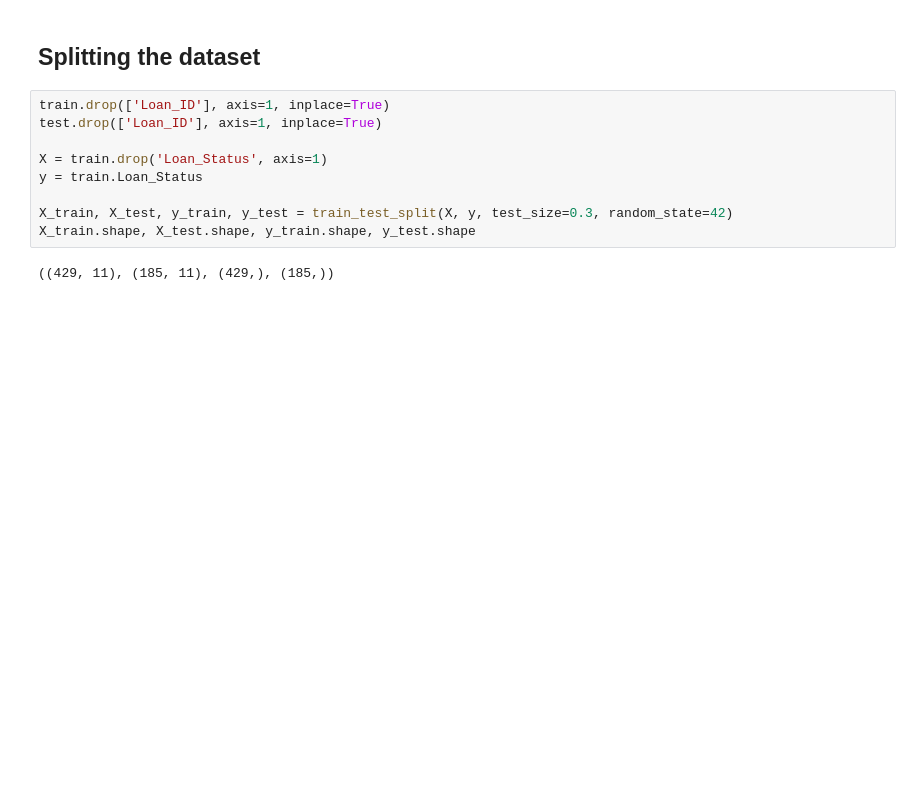
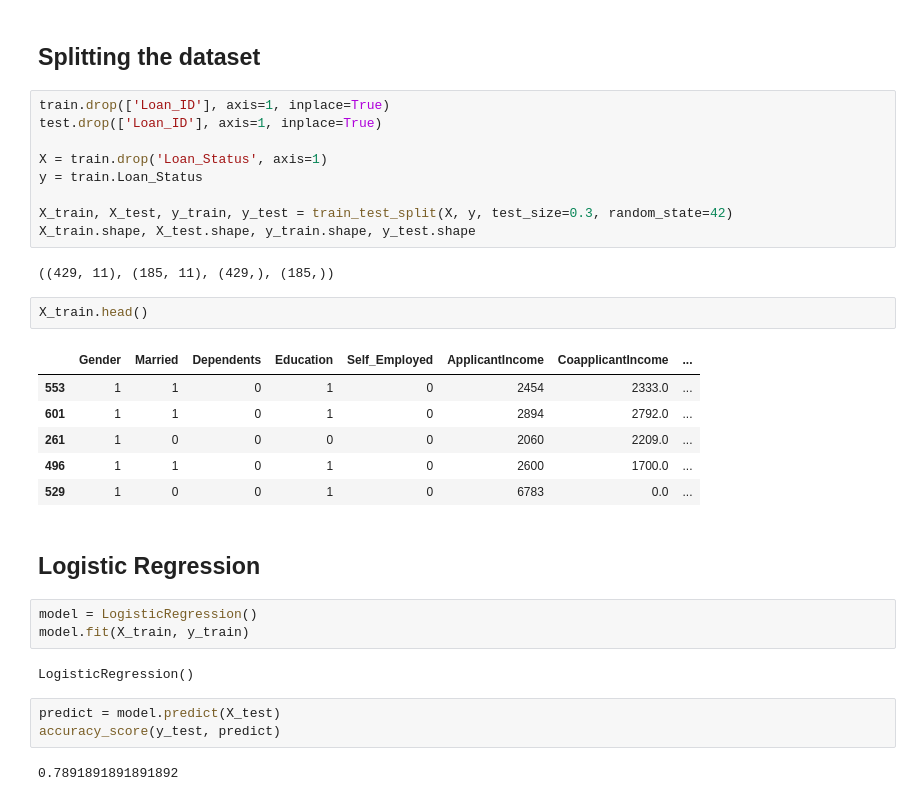
Before and after one commit to ahmedelgamal0/Loan-Eligibility-Prediction, a Jupyter notebook: Loan_Predection.ipynb, the cells around one changed output. Saved outputs shown, nothing was run; the diff lists cells and outputs as text; blank space fills up the shorter version.

```diff
--- a/Loan_Predection.ipynb
+++ b/Loan_Predection.ipynb
@@ -426,3 +427,24 @@ X_train, X_test, y_train, y_test = train_test_split(X, y, test_size=0.3, random_
 X_train.shape, X_test.shape, y_train.shape, y_test.shape
 # %% [output]
 ((429, 11), (185, 11), (429,), (185,))
+# %%
+X_train.head()
+# %% [output]
+|  | Gender | Married | Dependents | Education | Self_Employed | ApplicantIncome | CoapplicantIncome | ... |
+| 553 | 1 | 1 | 0 | 1 | 0 | 2454 | 2333.0 | ... |
+| 601 | 1 | 1 | 0 | 1 | 0 | 2894 | 2792.0 | ... |
+| 261 | 1 | 0 | 0 | 0 | 0 | 2060 | 2209.0 | ... |
+| 496 | 1 | 1 | 0 | 1 | 0 | 2600 | 1700.0 | ... |
+| 529 | 1 | 0 | 0 | 1 | 0 | 6783 | 0.0 | ... |
+# %% [markdown]
+## Logistic Regression
+# %%
+model = LogisticRegression()
+model.fit(X_train, y_train)
+# %% [output]
+LogisticRegression()
+# %%
+predict = model.predict(X_test)
+accuracy_score(y_test, predict)
+# %% [output]
+0.7891891891891892
```
Also changed, not shown: parts of 9 cells of this notebook.
